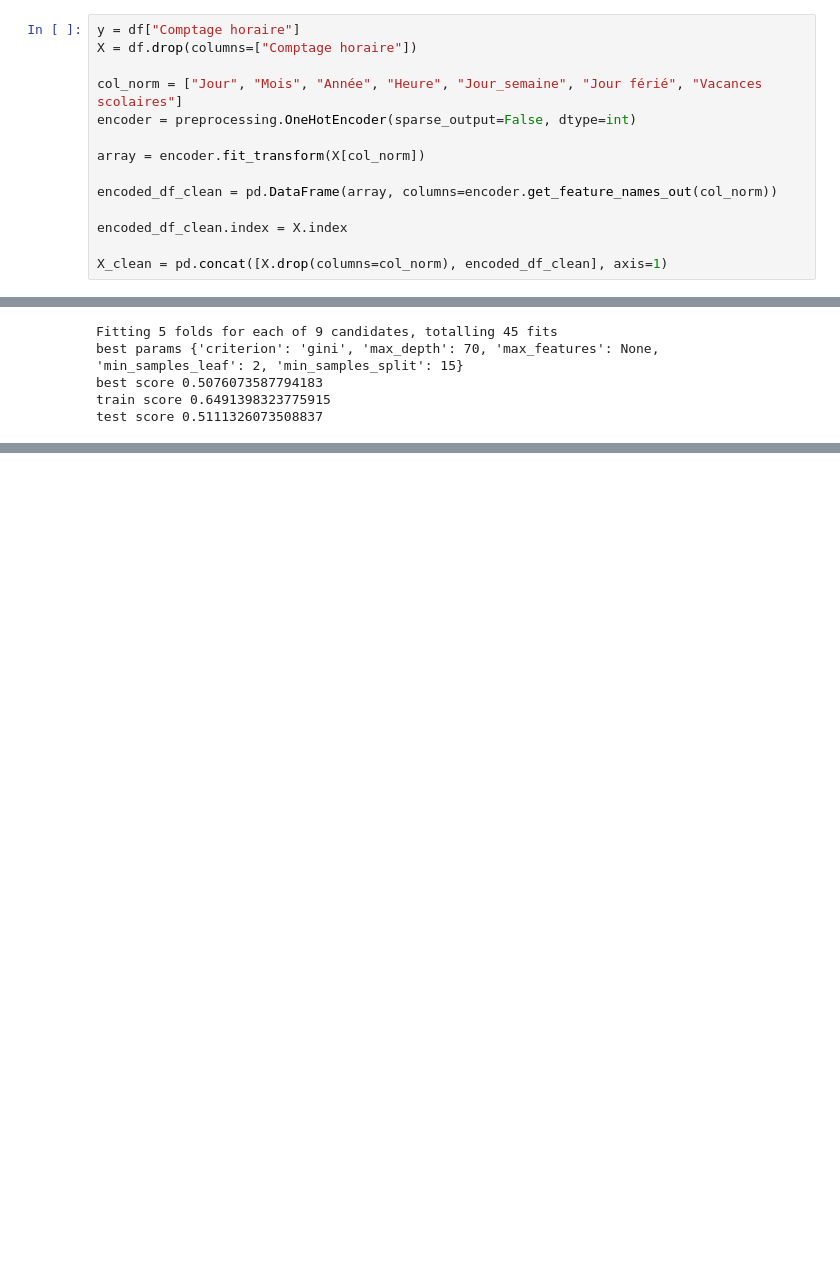
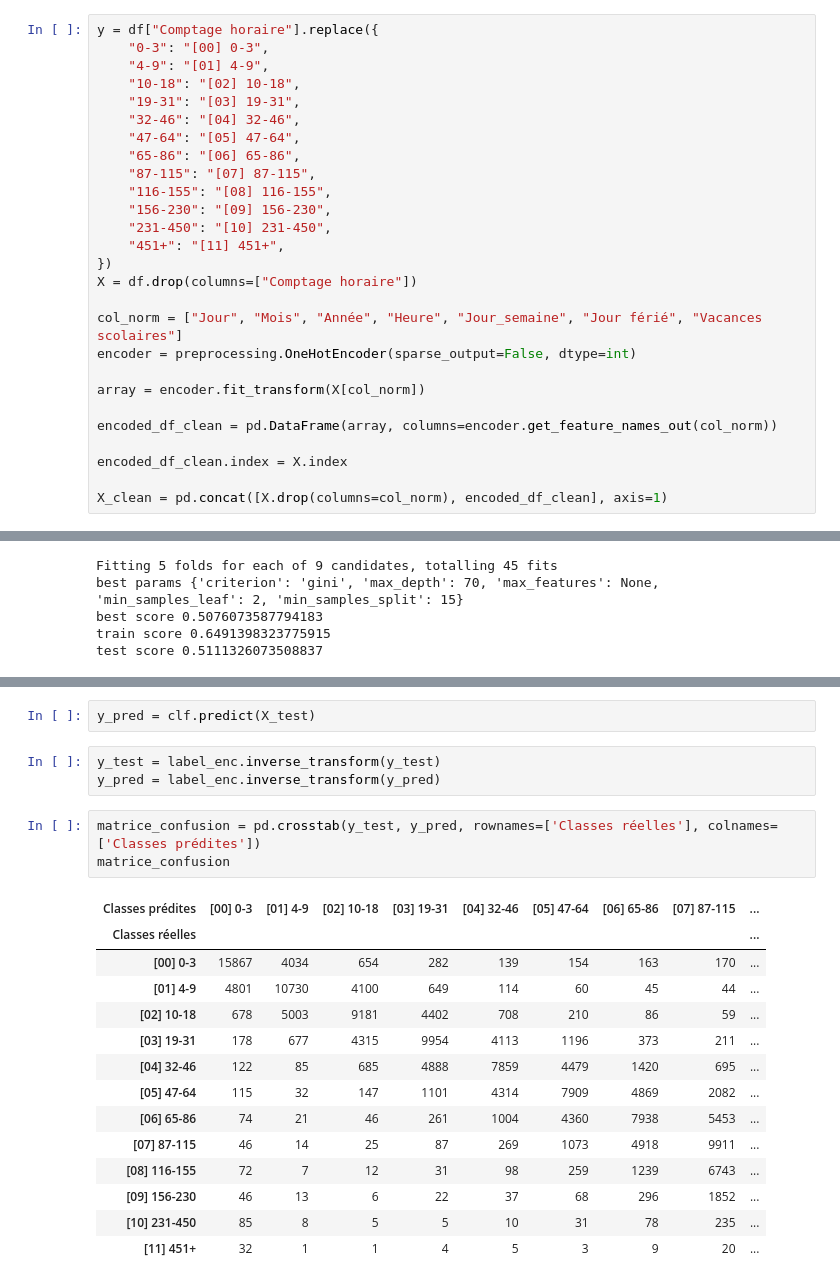
Before and after one commit to DataScientest-Studio/jan25_bds_trafic_cycliste, a Jupyter notebook: notebooks/classification/DecisionTreeClassifier.ipynb, the cells around one changed output, grey strips where cells are left out. Cells and saved outputs as stored; diff of their text form; blank space fills up the shorter version.

```diff
--- a/notebooks/classification/DecisionTreeClassifier.ipynb
+++ b/notebooks/classification/DecisionTreeClassifier.ipynb
@@ -31,7 +31,20 @@ Data columns (total 76 columns):
 dtypes: int64(75), object(1)
 memory usage: 707.5+ MB
 # %%
-y = df["Comptage horaire"]
+y = df["Comptage horaire"].replace({
+    "0-3": "[00] 0-3",
+    "4-9": "[01] 4-9",
+    "10-18": "[02] 10-18",
+    "19-31": "[03] 19-31",
+    "32-46": "[04] 32-46",
+    "47-64": "[05] 47-64",
+    "65-86": "[06] 65-86",
+    "87-115": "[07] 87-115",
+    "116-155": "[08] 116-155",
+    "156-230": "[09] 156-230",
+    "231-450": "[10] 231-450",
+    "451+": "[11] 451+",
+})
 X = df.drop(columns=["Comptage horaire"])
 
 col_norm = ["Jour", "Mois", "Année", "Heure", "Jour_semaine", "Jour férié", "Vacances scolaires"]
@@ -107,0 +109,23 @@ test score 0.4792175359167033
+# %%
+y_pred = clf.predict(X_test)
+# %%
+y_test = label_enc.inverse_transform(y_test)
+y_pred = label_enc.inverse_transform(y_pred)
+# %%
+matrice_confusion = pd.crosstab(y_test, y_pred, rownames=['Classes réelles'], colnames=['Classes prédites'])
+matrice_confusion
+# %% [output]
+| Classes prédites | [00] 0-3 | [01] 4-9 | [02] 10-18 | [03] 19-31 | [04] 32-46 | [05] 47-64 | [06] 65-86 | [07] 87-115 | ... |
+| Classes réelles |  |  |  |  |  |  |  |  | ... |
+| [00] 0-3 | 15867 | 4034 | 654 | 282 | 139 | 154 | 163 | 170 | ... |
+| [01] 4-9 | 4801 | 10730 | 4100 | 649 | 114 | 60 | 45 | 44 | ... |
+| [02] 10-18 | 678 | 5003 | 9181 | 4402 | 708 | 210 | 86 | 59 | ... |
+| [03] 19-31 | 178 | 677 | 4315 | 9954 | 4113 | 1196 | 373 | 211 | ... |
+| [04] 32-46 | 122 | 85 | 685 | 4888 | 7859 | 4479 | 1420 | 695 | ... |
+| [05] 47-64 | 115 | 32 | 147 | 1101 | 4314 | 7909 | 4869 | 2082 | ... |
+| [06] 65-86 | 74 | 21 | 46 | 261 | 1004 | 4360 | 7938 | 5453 | ... |
+| [07] 87-115 | 46 | 14 | 25 | 87 | 269 | 1073 | 4918 | 9911 | ... |
+| [08] 116-155 | 72 | 7 | 12 | 31 | 98 | 259 | 1239 | 6743 | ... |
+| [09] 156-230 | 46 | 13 | 6 | 22 | 37 | 68 | 296 | 1852 | ... |
+| [10] 231-450 | 85 | 8 | 5 | 5 | 10 | 31 | 78 | 235 | ... |
+| [11] 451+ | 32 | 1 | 1 | 4 | 5 | 3 | 9 | 20 | ... |
```
Also changed, not shown: parts of 5 cells of this notebook, 9 other files.
